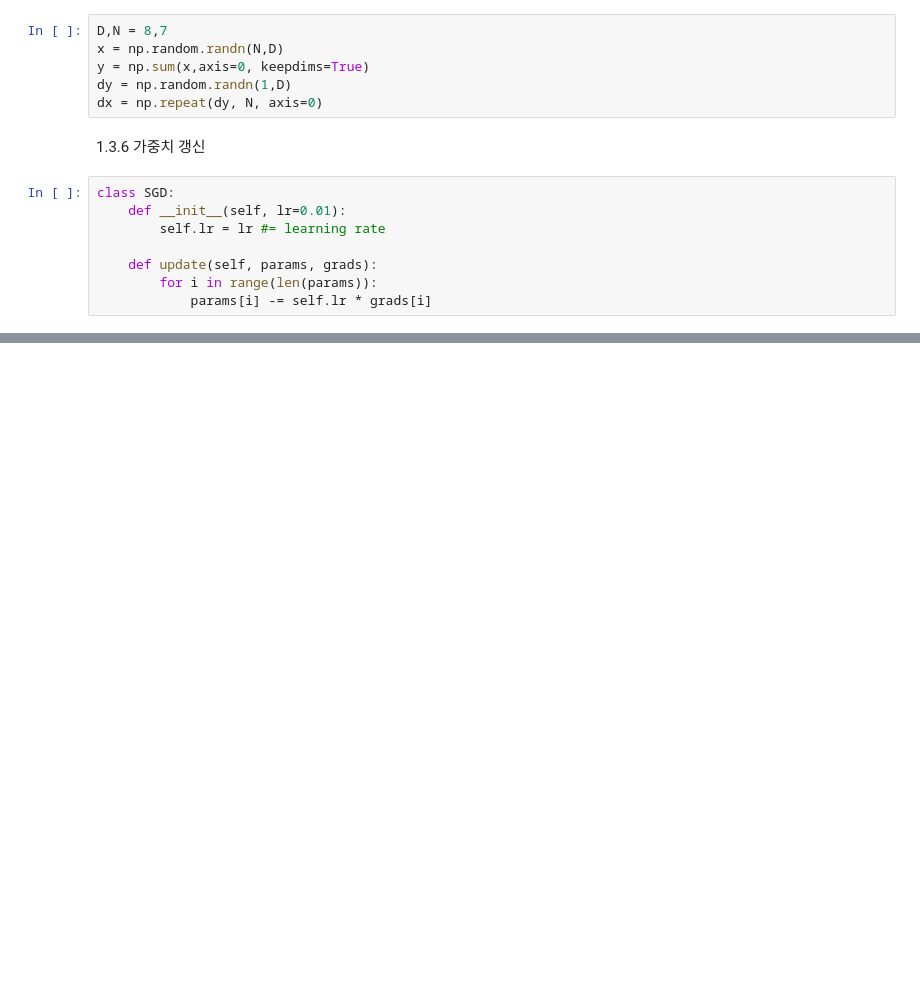
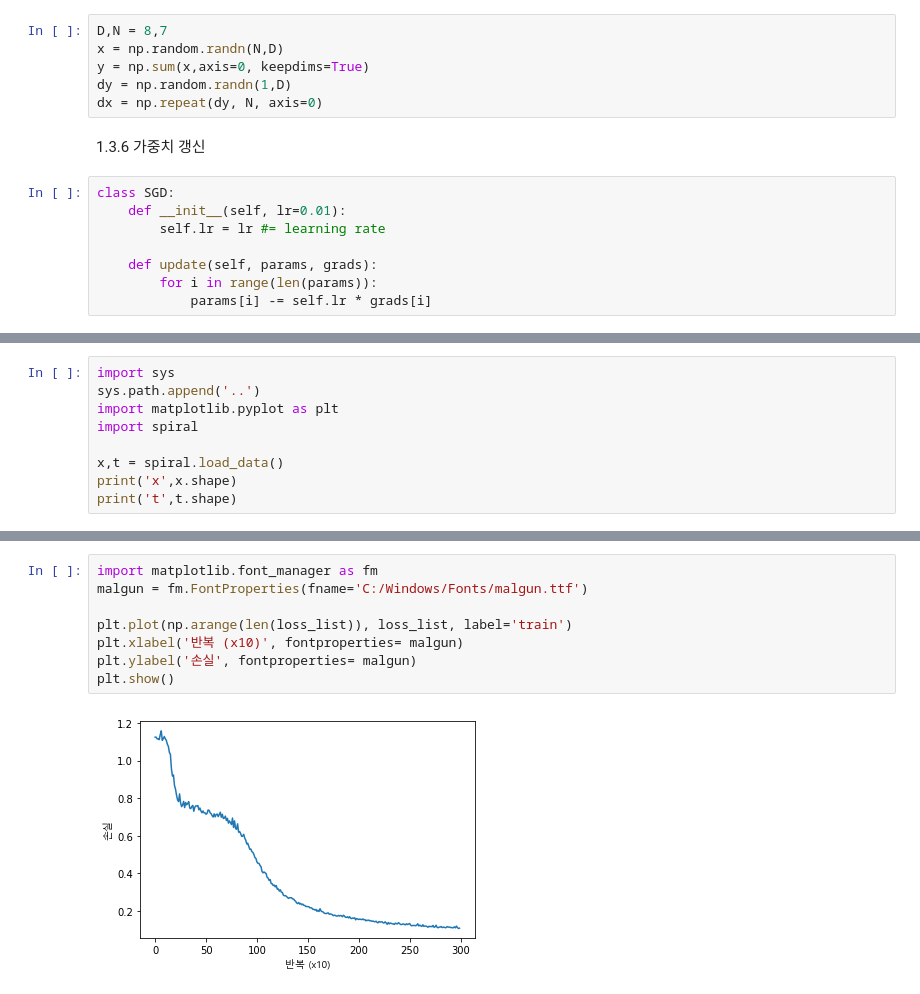
Before and after one commit to tjwodud04/Books-and-other-stuffs, a Jupyter notebook: Python/Books&Following/밑바닥부터 시작하는 딥러닝2/밑시딥2.ipynb, the cells around one changed output, grey strips where cells are left out. Saved outputs shown, nothing was run; the diff lists cells and outputs as text; blank space fills up the shorter version.

```diff
--- a/Python/Books&Following/밑바닥부터 시작하는 딥러닝2/밑시딥2.ipynb
+++ b/Python/Books&Following/밑바닥부터 시작하는 딥러닝2/밑시딥2.ipynb
@@ -285,0 +375,9 @@ class SGD:
+# %%
+import sys
+sys.path.append('..')
+import matplotlib.pyplot as plt
+import spiral
+
+x,t = spiral.load_data()
+print('x',x.shape)
+print('t',t.shape)
@@ -285,0 +507,10 @@ class SGD:
+# %%
+import matplotlib.font_manager as fm
+malgun = fm.FontProperties(fname='C:/Windows/Fonts/malgun.ttf')
+
+plt.plot(np.arange(len(loss_list)), loss_list, label='train')
+plt.xlabel('반복 (x10)', fontproperties= malgun)
+plt.ylabel('손실', fontproperties= malgun)
+plt.show()
+# %% [output]
+[figure, added]
```
Also changed, not shown: parts of 12 cells of this notebook.
